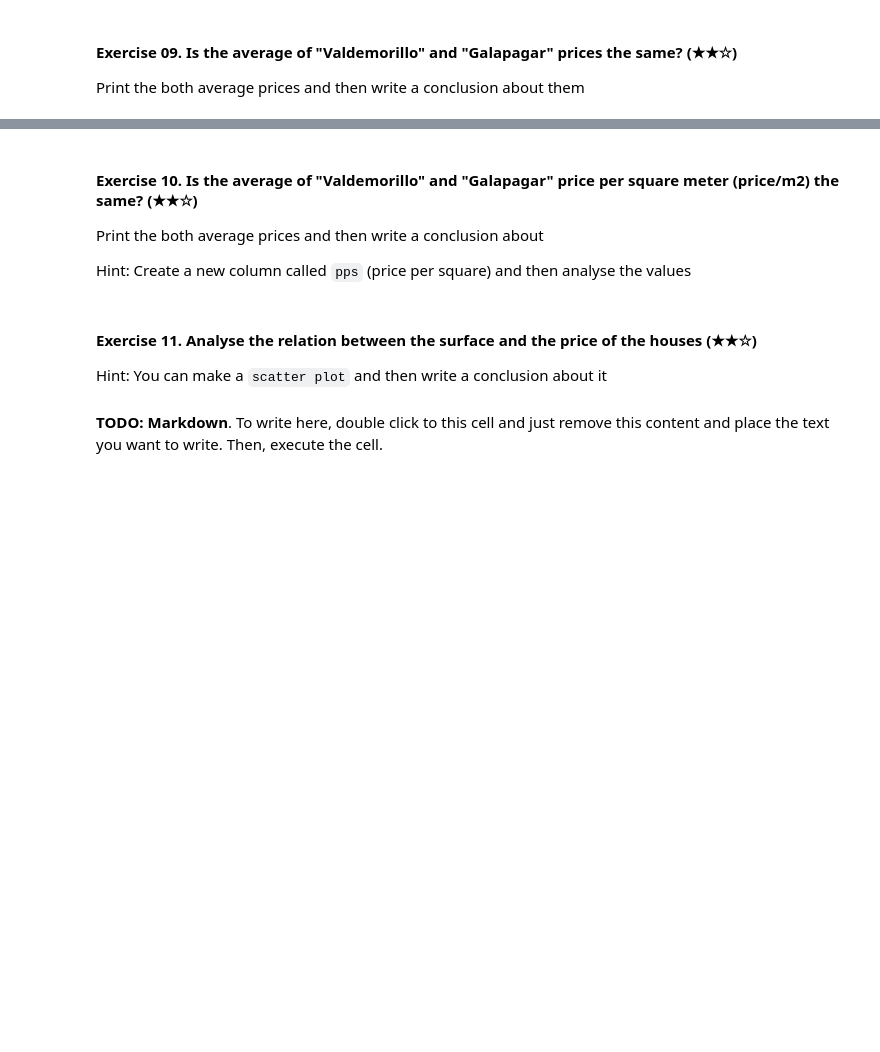
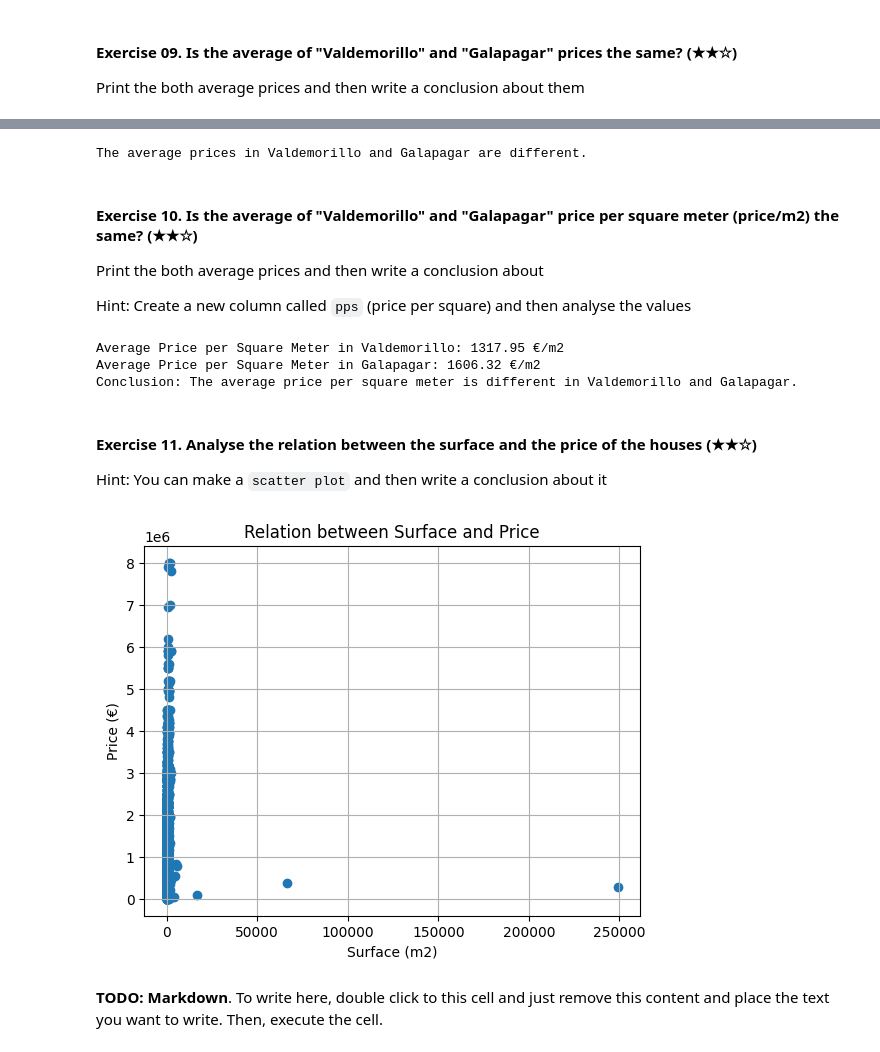
Before and after one commit to tomuzca/realestate-datacleanup-exercise, a Jupyter notebook: project.ipynb, the cells around one changed output, grey strips where cells are left out. Drawn from its saved outputs; the diff is of its cells as text; code cells hidden in the pictures; blank space fills up the shorter version.

```diff
--- a/project.ipynb
+++ b/project.ipynb
@@ -143,3 +233,19 @@ Print the both average prices and then write a conclusion about them
+# %%
+
+valdemorillo_data = subset_ds[subset_ds['level5'] == 'Valdemorillo']
+galapagar_data = subset_ds[subset_ds['level5'] == 'Galapagar']
+
+#Calculate average prices
+valdemorillo_avg_prices = valdemorillo_data['price'].mean()
+galapagar_avg_prices = galapagar_data['price'].mean()
+
+#Compare average prices
+if valdemorillo_avg_prices == galapagar_avg_prices:
+    print("The average prices in Valdemorillo and Galapagar are the same.")
+else:
+    print("The average prices in Valdemorillo and Galapagar are different.")
+# %% [output]
+The average prices in Valdemorillo and Galapagar are different.
 # %% [markdown]
 #### Exercise 10. Is the average of "Valdemorillo" and "Galapagar" price per square meter (price/m2) the same? (★★☆)
 
@@ -151,3 +255,22 @@ Hint: Create a new column called `pps` (price per square) and then analyse the v
+# %%
+ds['pps'] = ds['price'] / ds['surface']
+
+# Calcular el promedio del precio por metro cuadrado para Valdemorillo y Galapagar
+average_price_valdemorillo = ds[ds['level5'] == 'Valdemorillo']['pps'].mean()
+average_price_galapagar = ds[ds['level5'] == 'Galapagar']['pps'].mean()
+# Imprimir los resultados
+print(f"Average Price per Square Meter in Valdemorillo: {average_price_valdemorillo:.2f} €/m2")
+print(f"Average Price per Square Meter in Galapagar: {average_price_galapagar:.2f} €/m2")
+
+# Comparar los promedios
+if average_price_valdemorillo == average_price_galapagar:
+    print("Conclusion: The average price per square meter is the same in Valdemorillo and Galapagar.")
+else:
+    print("Conclusion: The average price per square meter is different in Valdemorillo and Galapagar.")
+# %% [output]
+Average Price per Square Meter in Valdemorillo: 1317.95 €/m2
+Average Price per Square Meter in Galapagar: 1606.32 €/m2
+Conclusion: The average price per square meter is different in Valdemorillo and Galapagar.
 # %% [markdown]
 #### Exercise 11. Analyse the relation between the surface and the price of the houses (★★☆)
 
@@ -157,3 +278,12 @@ Hint: You can make a `scatter plot` and then write a conclusion about it
+# %%
+plt.scatter(ds['surface'], ds['price'])
+plt.title('Relation between Surface and Price')
+plt.xlabel('Surface (m2)')
+plt.ylabel('Price (€)')
+plt.grid(True)
+plt.show()
+# %% [output]
+[figure, added]
 # %% [markdown]
 **TODO: Markdown**. To write here, double click to this cell and just remove this content and place the text you want to write. Then, execute the cell.
 # %% [markdown]
```
Also changed, not shown: parts of 44 cells of this notebook.
